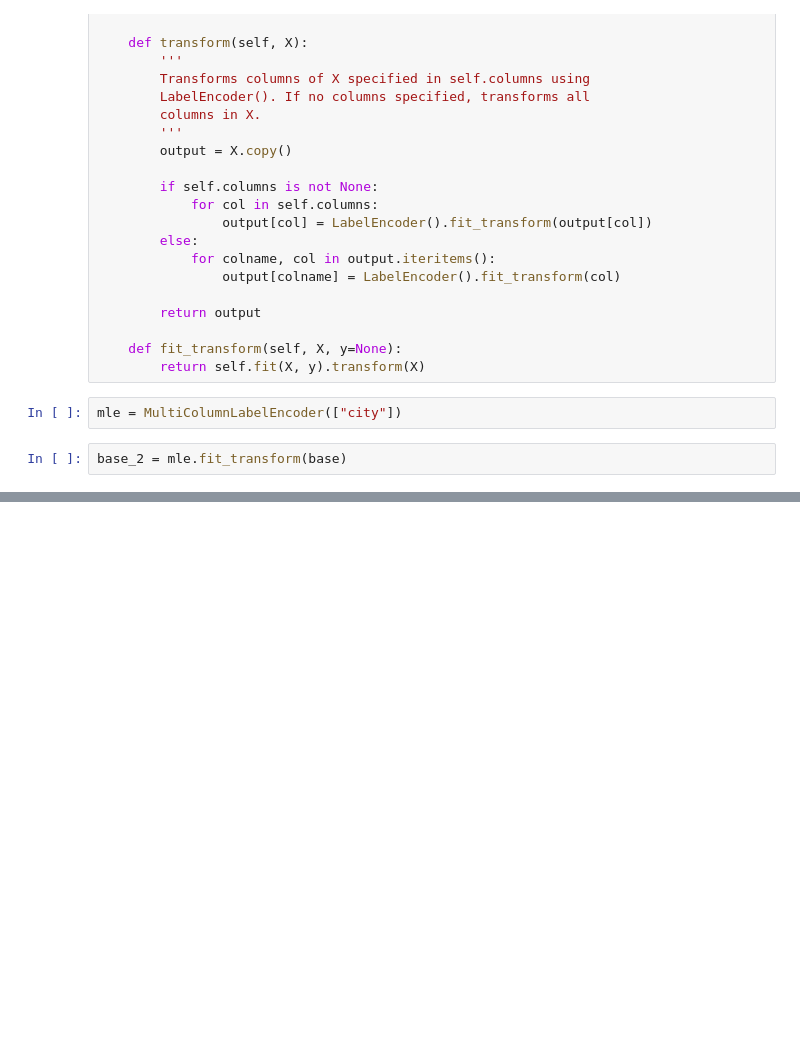
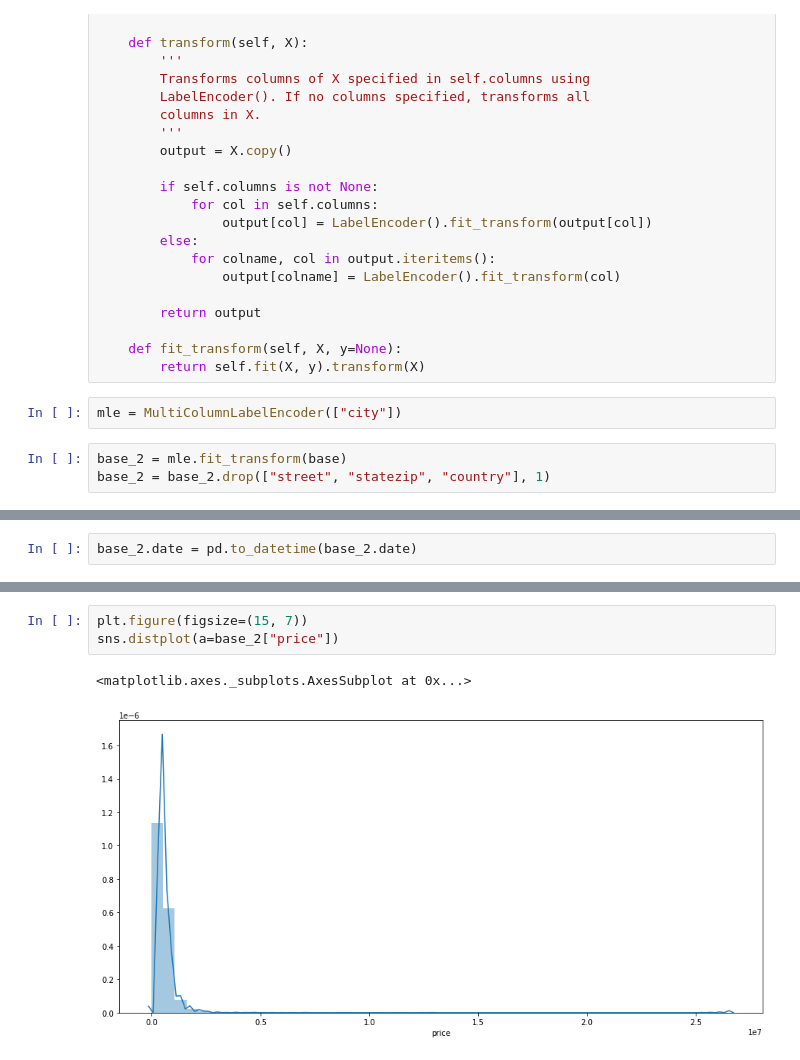
Before and after one commit to willrockoliv/EstudosDataScience, a Jupyter notebook: House Prices - Linear Regression/House Prices - Linear Regression.ipynb, the cells around one changed output, grey strips where cells are left out. Saved outputs shown, nothing was run; the diff lists cells and outputs as text; blank space fills up the shorter version.

```diff
--- a/House Prices - Linear Regression/House Prices - Linear Regression.ipynb
+++ b/House Prices - Linear Regression/House Prices - Linear Regression.ipynb
@@ -66,3 +72,4 @@ class MultiColumnLabelEncoder():
 mle = MultiColumnLabelEncoder(["city"])
 # %%
 base_2 = mle.fit_transform(base)
+base_2 = base_2.drop(["street", "statezip", "country"], 1)
@@ -70,0 +95,2 @@ bas
+# %%
+base_2.date = pd.to_datetime(base_2.date)
@@ -70,0 +118,6 @@ bas
+# %%
+plt.figure(figsize=(15, 7))
+sns.distplot(a=base_2["price"])
+# %% [output]
+<matplotlib.axes._subplots.AxesSubplot at 0x...>
+[figure, added]
```
Also changed, not shown: parts of 29 cells of this notebook.
